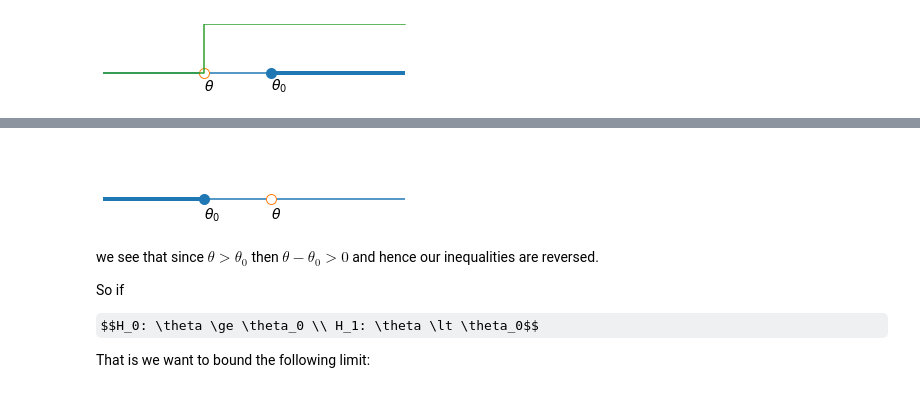
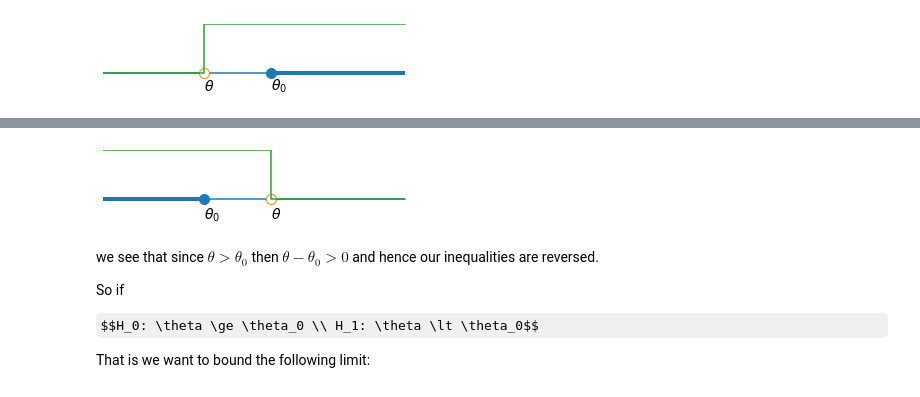
Before and after one commit to grtyvr/18.6501_notes, a Jupyter notebook: Wald Test.ipynb, the cells around one changed output, grey strips where cells are left out. Drawn from its saved outputs; the diff is of its cells as text; code cells hidden in the pictures; some formulas as TeX source.

```diff
--- a/Wald Test.ipynb
+++ b/Wald Test.ipynb
@@ -227,36 +343,36 @@ fig, ax = plt.subplots(figsize=(6,1))
 ax.set_xlim(0,10)
 ax.set_ylim(0,1)
 
 # name some important points on the line
 xmin = 0
 xmax = 9
 y = 0.1
 theta = 5
 theta_0 = 3
 
 # the fail to reject portion
 plt.plot(theta_0,y,'o',ms=10)
 plt.hlines(y, theta_0, xmax)
 plt.plot(theta,y, 'o', ms=10, mfc="w")
 #plt.plot(theta_0 - c,y, 'o', ms=10, mfc="w")
 
 # make rejection region line heavier weight
 plt.hlines(y,xmin, theta_0, lw=4)
 
 # label our parameter theta_0 and c
 plt.text(theta, y-0.35, r'$\theta$', fontsize=14)
 plt.text(theta_0, y-0.35, r'$\theta_0$', fontsize=14)
 #plt.text(theta_0+3,0.75,"$\psi$")
 
 # Plot our test function
-#x=[1,1,1,1,0.1,0.1,1,1,1,1]
-#plt.plot(x,drawstyle="steps-post",label="$\psi(X_1,...,X_n)$")
+x=[1,1,1,1,1,0.1,0.1,0.1,0.1,0.1]
+plt.plot(x,drawstyle="steps-post",label="$\psi(X_1,...,X_n)$")
 
 plt.plot
 plt.axis('off')
 plt.show()
 # %% [output]
-[figure, old version]
+[figure, new version]
 # %% [markdown]
 we see that since $\theta \gt \theta_0$ then $\theta - \theta_0 \gt 0$ and hence our inequalities are reversed.
 
```
Also changed, not shown: parts of 38 cells of this notebook, 7 other files.
